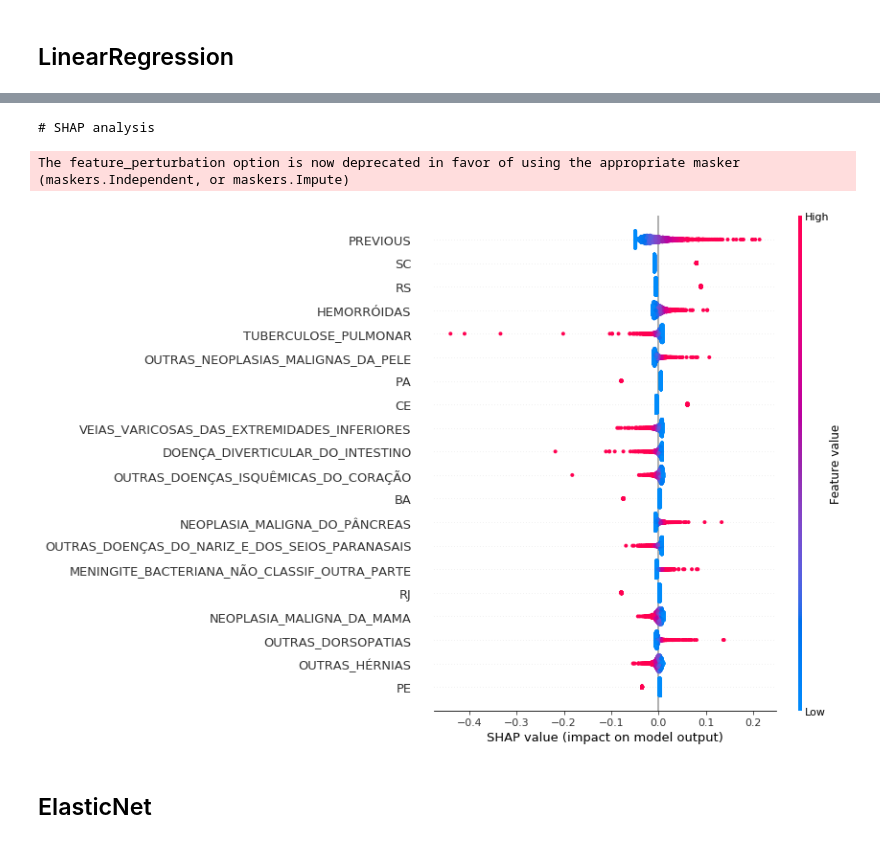
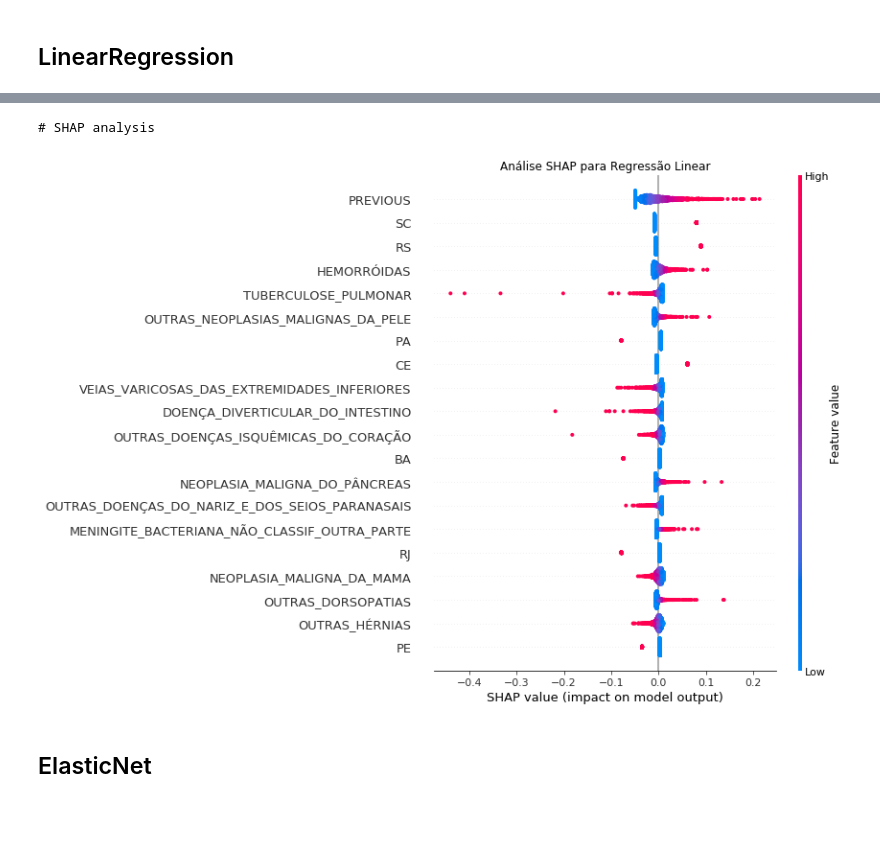
Before and after one commit to pypas/suicities-datasus, a Jupyter notebook: Models/Regression/regression_models.ipynb, the cells around one changed output, grey strips where cells are left out. Drawn from its saved outputs; the diff is of its cells as text; code cells hidden in the pictures; blank space fills up the shorter version.

```diff
--- a/Models/Regression/regression_models.ipynb
+++ b/Models/Regression/regression_models.ipynb
@@ -238,18 +257,13 @@ X.shape
 # %% [markdown]
 Defining some functions
 # %%
-def calcUpMetrics(y_pred,y_test,X_test):
+def calcUpMetrics(y_pred,y_test,X_test, score, prefix):
     up_df = pd.DataFrame({"Pred": y_pred, "Real": y_test, "Previous": X_test["PREVIOUS"]})
     up_df["UP"] = up_df["Previous"] < up_df["Real"]
     up_df["UP_PRED"] = up_df["Previous"] < up_df["Pred"]
     up_df["UP"] = up_df["UP"].astype(int)
     up_df["UP_PRED"] = up_df["UP_PRED"].astype(int)
-    print("Previsão de 0s:", up_df[up_df["UP_PRED"] == 0].shape)
-    print("Previsão de 1s:", up_df[up_df["UP_PRED"] == 1].shape)
-    print("Real 0s:", up_df[up_df["UP"] == 0].shape)
-    print("Real 1s:", up_df[up_df["UP"] == 1].shape)
-    print("Acc", metrics.accuracy_score(up_df["UP"], up_df["UP_PRED"]))
-    print("recall_score", metrics.recall_score(up_df["UP"], up_df["UP_PRED"]))
-    print("precision_score", metrics.precision_score(up_df["UP"], up_df["UP_PRED"]))
-    print("f1_score", metrics.f1_score(up_df["UP"], up_df["UP_PRED"]))
-    return metrics.recall_score(up_df["UP"], up_df["UP_PRED"])
+    score[prefix + '_acc'] = metrics.accuracy_score(up_df["UP"], up_df["UP_PRED"])
+    score[prefix + '_recall_score'] = metrics.recall_score(up_df["UP"], up_df["UP_PRED"])
+    score[prefix + '_precision_score'] = metrics.precision_score(up_df["UP"], up_df["UP_PRED"])
+    score[prefix + '_f1_score'] = metrics.f1_score(up_df["UP"], up_df["UP_PRED"])
@@ -277,20 +300,0 @@ def cor_feature_selector(X,y,corr_min_value):
-# %%
-def calculate_metrics(y_train, y_test, y_pred, y_pred_train, scores=None):
-    rmse_train = np.sqrt(metrics.mean_squared_error(y_pred_train,y_train))
-    rmse_test = np.sqrt(metrics.mean_squared_error(y_pred,y_test))
-    rmse_baseline_train = np.sqrt(metrics.mean_squared_error(X_train["PREVIOUS"],y_train))
-    rmse_baseline_test = np.sqrt(metrics.mean_squared_error(X_test["PREVIOUS"],y_test))
-    print("\nMetrics Train:")
-    up_down_train = calcUpMetrics(y_pred_train,y_train,X_train)
-    print("\nMetrics Test:")
-    up_down_test = calcUpMetrics(y_pred,y_test,X_test)
-
-    print("\nRMSE Train:", rmse_train)
-    print("RMSE Test:", rmse_test)
-    print("RMSE Baseline Train:", rmse_baseline_train)
-    print("RMSE Baseline Test:", rmse_baseline_test)
-    print("Up/Down Recall Train:", up_down_train)
-    print("Up/Down Recall Test:", up_down_test)
-    if scores is not None:
-        scores = scores.append({'rmse_train':rmse_train, 'rmse_test':rmse_test, "rmse_baseline_train": rmse_baseline_train, "rmse_baseline_test": rmse_baseline_test, "up_down_train": up_down_train, "up_down_test": up_down_test},ignore_index=True)
-        return scores
@@ -303,7 +303,7 @@ all_models_scores = {}
 # %%
 start = time.time()
 kf = KFold(n_splits = 5, shuffle = True, random_state = 42)
-scores = pd.DataFrame({"rmse_train": [], "rmse_test": [], "rmse_baseline_train": [], "rmse_baseline_test": [], "up_down_train": [], "up_down_test": []})
+scores = pd.DataFrame()
 count = 1
 
 feature_importance_coef_list = []
@@ -322,10 +322,11 @@ for train_index, test_index in kf.split(X):
     mm_x = MinMaxScaler()
     mm_y = MinMaxScaler()
     mm_x.fit(X_train)
-#
+
     y_reshape = y_train.values.reshape(-1, 1)
     y_df = y_train.to_frame()
     mm_y.fit(y_reshape)
+
     X_train_transf = pd.DataFrame(mm_x.transform(X_train), index=X_train.index, columns=X_train.columns)
     X_test_transf = pd.DataFrame(mm_x.transform(X_test), index=X_test.index, columns=X_test.columns)
     y_train_transf = pd.DataFrame(mm_y.transform(y_reshape), index=y_df.index, columns=y_df.columns)
@@ -468,10 +471,11 @@ The feature_perturbation option is now deprecated in favor of using the appropri
 # %%
 print("# SHAP analysis")
 explainer = shap.LinearExplainer(regressor, X_train_transf)
 shap_values = explainer.shap_values(X_test_transf)
-shap.summary_plot(shap_values, X_test_transf, feature_names=X_test_transf.columns)
+shap.summary_plot(shap_values, X_test_transf, feature_names=X_test_transf.columns, show=False)
+plt.title("Análise SHAP para Regressão Linear")
+plt.savefig("linear_regression_shap.png", bbox_inches = "tight")
 # %% [output]
 # SHAP analysis
-The feature_perturbation option is now deprecated in favor of using the appropriate masker (maskers.Independent, or maskers.Impute)
-[figure, old version]
+[figure, new version]
 # %%
```
Also changed, not shown: parts of 23 cells of this notebook, 16 other files.
